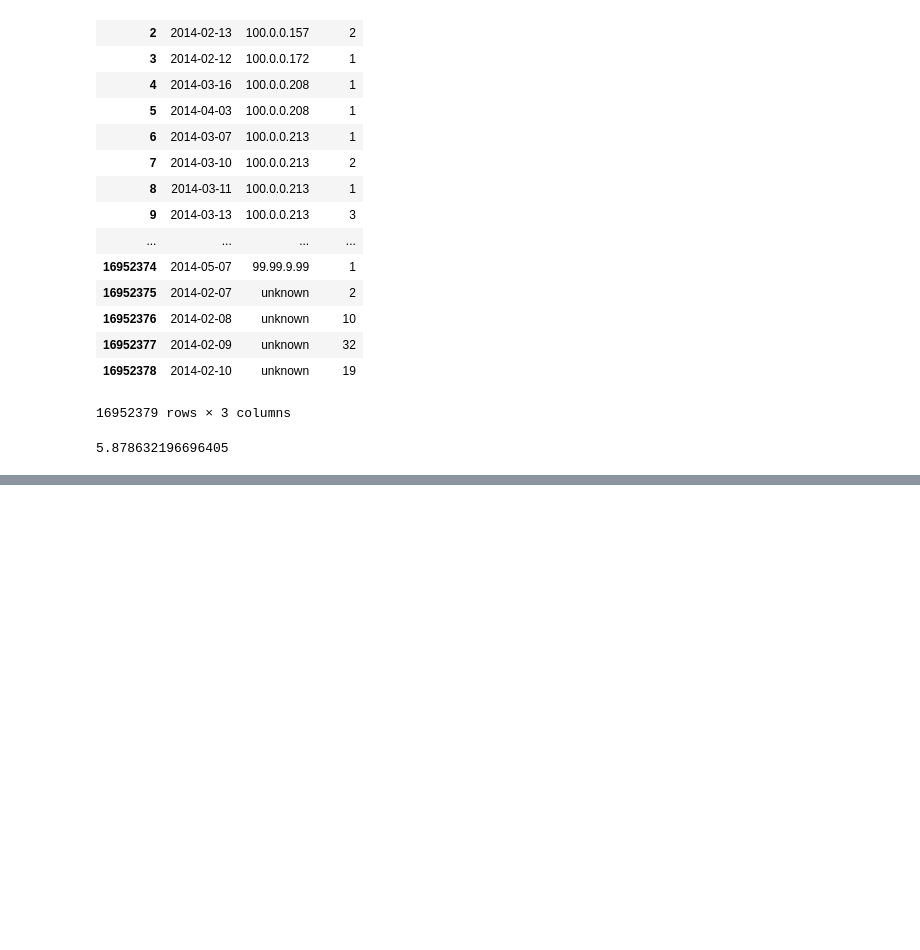
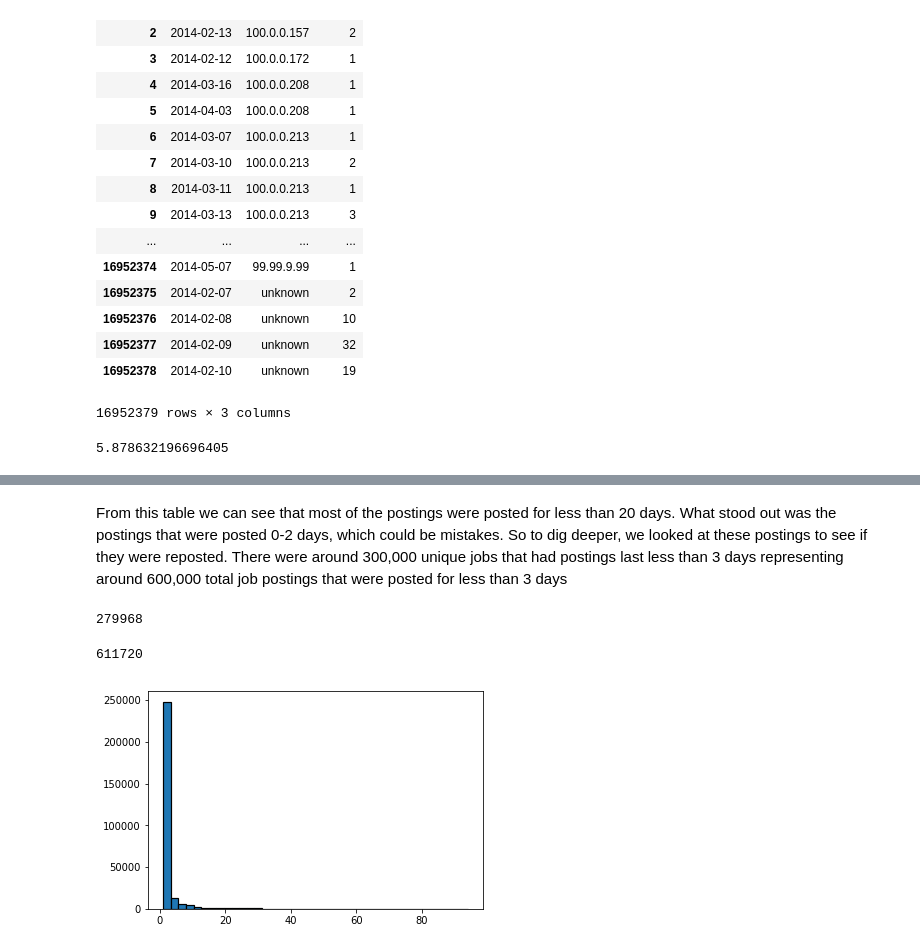
Before and after one commit to MSIA/vail, a Jupyter notebook: eda.ipynb, the cells around one changed output, grey strips where cells are left out. Drawn from its saved outputs; the diff is of its cells as text; code cells hidden in the pictures; blank space fills up the shorter version.

```diff
--- a/eda.ipynb
+++ b/eda.ipynb
@@ -186,0 +278,5 @@ clicks_by_user_day["count"].mean()
+# %%
+dates = psql.read_sql("SELECT jvguid ,newdate, expiredate, buid, jobtitle FROM jobposting;", connection)
+dates['postlength'] = dates['expiredate'] - dates['newdate']
+dates['postlengthfloat'] = dates['postlength'] / np.timedelta64(1, 'D')
+dates.sort_values(by='postlength',ascending=False).head(5)
@@ -186,0 +323,18 @@ clicks_by_user_day["count"].mean()
+# %% [markdown]
+From this table we can see that most of the postings were posted for less than 20 days. What stood out was the postings that were posted 0-2 days, which could be mistakes. So to dig deeper, we looked at these postings to see if they were reposted. There were around 300,000 unique jobs that had postings last less than 3 days representing around 600,000 total job postings that were posted for less than 3 days
+# %%
+len(pd.DataFrame(dates.loc[dates['postlengthfloat']<3])[['buid','jobtitle']].drop_duplicates())
+# %% [output]
+279968
+# %%
+len(pd.DataFrame(dates.loc[dates['postlengthfloat']<3])[['buid','jobtitle']])
+# %% [output]
+611720
+# %%
+lessthanthree_jobs = pd.DataFrame(dates.loc[dates['postlengthfloat']<3])[['buid','jobtitle']].drop_duplicates()
+lessthanthree=pd.merge(lessthanthree_jobs, uniquejobscount, how = 'left', left_on=['buid','jobtitle'], right_on = ['buid','jobtitle'])
+lessthanthree = lessthanthree[np.isfinite(lessthanthree['newdate'])]
+plt.hist(lessthanthree['newdate'], bins = 40,edgecolor='black', linewidth=1.2)
+plt.show()
+# %% [output]
+[figure, added]
```
Also changed, not shown: parts of 17 cells of this notebook, 1 other file.
